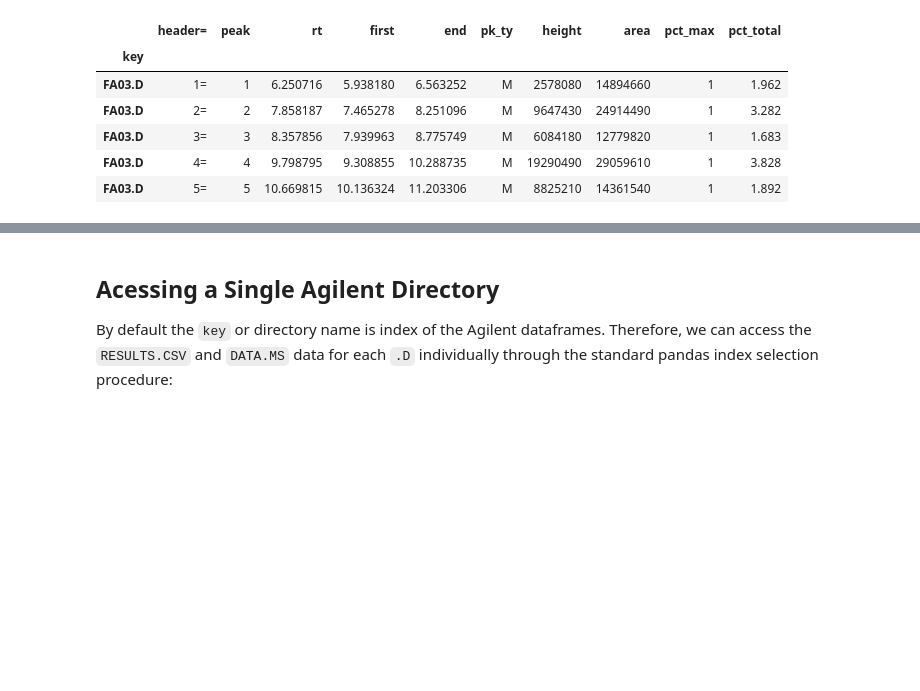
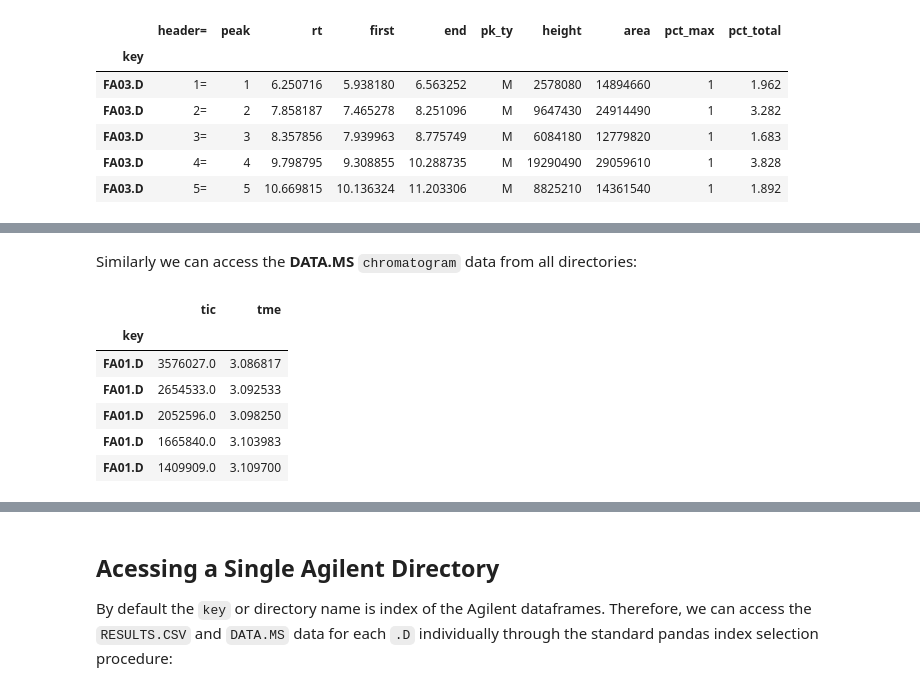
Before and after one commit to audere-labs/pyvalence, a Jupyter notebook: chromo_example.ipynb, the cells around one changed output, grey strips where cells are left out. Drawn from its saved outputs; the diff is of its cells as text; code cells hidden in the pictures; blank space fills up the shorter version.

```diff
--- a/chromo_example.ipynb
+++ b/chromo_example.ipynb
@@ -62,0 +63,12 @@ We can access the __DATA.MS__ `tme` tables from all Agilent directories as a sin
+# %% [markdown]
+Similarly we can access the __DATA.MS__ `chromatogram` data from all directories:
+# %%
+agi.chromatogram.head()
+# %% [output]
+|  | tic | tme |
+| key |  |  |
+| FA01.D | 3576027.0 | 3.086817 |
+| FA01.D | 2654533.0 | 3.092533 |
+| FA01.D | 2052596.0 | 3.098250 |
+| FA01.D | 1665840.0 | 3.103983 |
+| FA01.D | 1409909.0 | 3.109700 |
```
Also changed, not shown: parts of 28 cells of this notebook, 18 other files.
